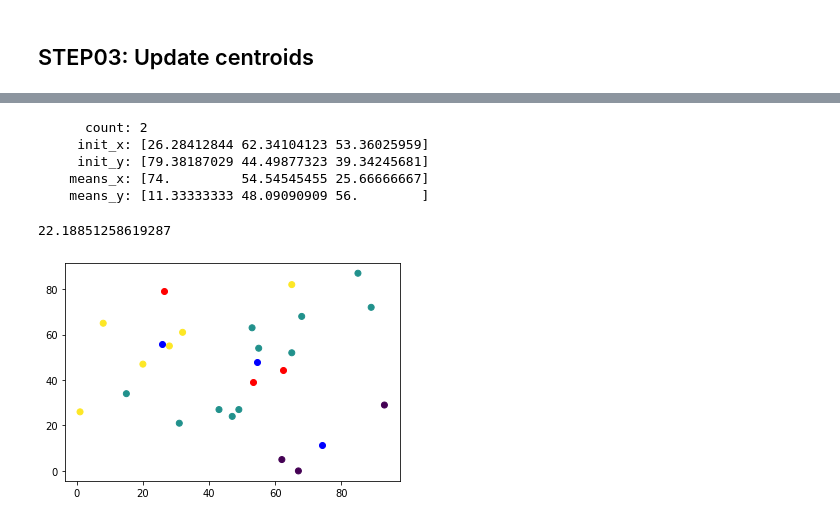
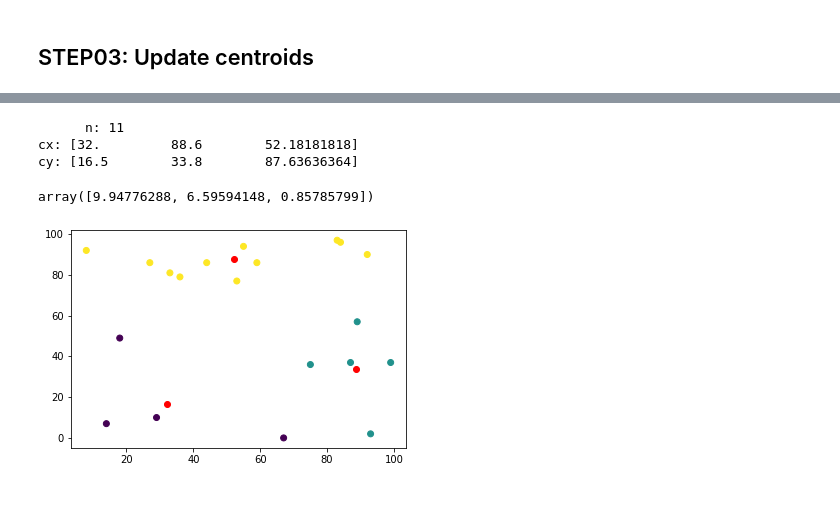
Before and after one commit to zzerross/algorithm, a Jupyter notebook: clustering/kmeans/python/KMeans.ipynb, the cells around one changed output, grey strips where cells are left out. Saved outputs shown, nothing was run; the diff lists cells and outputs as text; code cells hidden in the pictures.

Commit message:
clustering/kmeans python use initialize centroids to compare reference implementation

```diff
--- a/clustering/kmeans/python/KMeans.ipynb
+++ b/clustering/kmeans/python/KMeans.ipynb
@@ -121,10 +103,8 @@ def evaluate(centroids_x, centroids_y):
 # %%
-def nearest():
-    for d in range(data_n):
-        distances = np.zeros(centroids_n)
-        for c in range(centroids_n):
-            distances[c] = distance(data_x[d], data_y[d], centroids_x[c], centroids_y[c])
-        centroids[d] = np.argmin(distances)
-
-nearest()
-charting(centroids_x, centroids_y, centroids)
+def nearest(dx, dy, dc, cx, cy):
+    cn = len(cx)
+    for i in range(len(dx)):
+        d = np.zeros(cn)
+        for j in range(cn):
+            d[j] = distance(dx[i], dy[i], cx[j], cy[j])
+        dc[i] = np.argmin(d)
@@ -158,27 +131,23 @@ charting(centroids_x, centroids_y, centroids)
 # %%
-def cluster():
-    count = 0
-    centroids_x, centroids_y = randomize()
-    init_x = deepcopy(centroids_x)
-    init_y = deepcopy(centroids_y)
-    error(centroids_x, centroids_y, means_x, means_y)
-    while (errors.all() != 0):
-        nearest()
-        update()
-        error(centroids_x, centroids_y, means_x, means_y)
-        centroids_x = deepcopy(means_x)
-        centroids_y = deepcopy(means_y)
-        count = count + 1
-    print("      count:", count)
-    charting(centroids_x, centroids_y, centroids, init_x, init_y)
-
-cluster()
-evaluate(centroids_x, centroids_y)
+def cluster(dx, dy, dc, cx, cy):
+    n = 0
+    while True:
+        nearest(dx, dy, dc, cx, cy)
+        mx, my = means(dx, dy, dc, len(cx))
+        if error(cx, cy, mx, my) is False:
+            break
+        cx = deepcopy(mx)
+        cy = deepcopy(my)
+        n = n + 1
+        if 10 < n:
+            break
+    print("      n:", n)
+    return cx, cy, dc
+cx, cy, dc = cluster(data_x, data_y, data_c, init_x, init_y)
+evaluate(data_x, data_y, dc, cx, cy)
 # %% [output]
-      count: 2
-     init_x: [26.28412844 62.34104123 53.36025959]
-     init_y: [79.38187029 44.49877323 39.34245681]
-    means_x: [74.         54.54545455 25.66666667]
-    means_y: [11.33333333 48.09090909 56.        ]
+      n: 11
+cx: [32.         88.6        52.18181818]
+cy: [16.5        33.8        87.63636364]
-22.18851258619287
+array([9.94776288, 6.59594148, 0.85785799])
-[figure, old version]
+[figure, new version]
```
Also changed, not shown: parts of 22 cells of this notebook, 2 other files.
